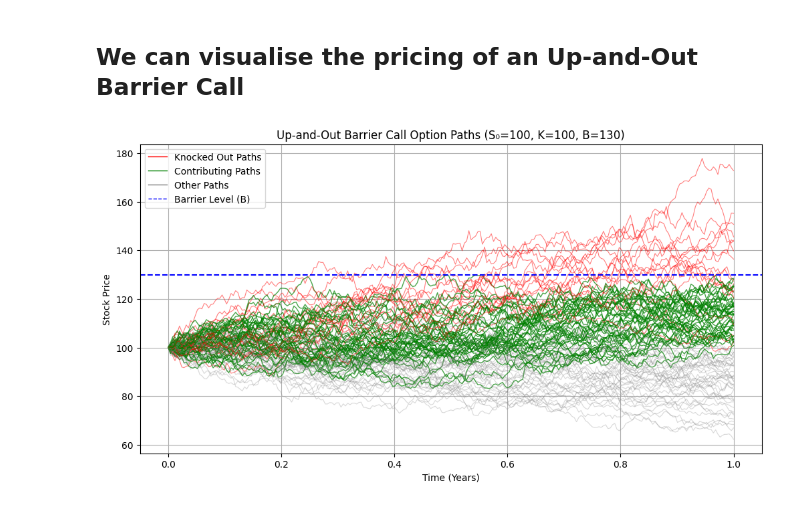
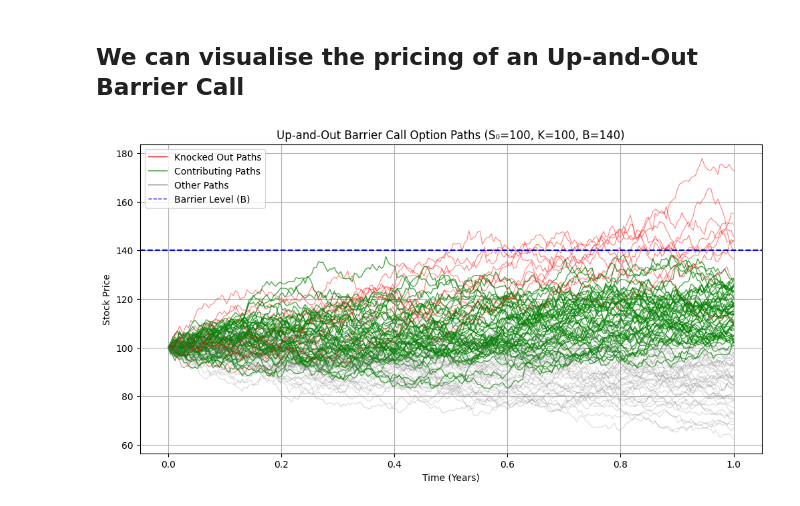
Before and after one commit to lachwhite9/FORK_Demo, a Jupyter notebook: 3_barrier_options.ipynb, the cells around one changed output. Saved outputs shown, nothing was run; the diff lists cells and outputs as text; code cells hidden in the pictures.

Commit message:
line up barriers in visualiation

```diff
--- a/3_barrier_options.ipynb
+++ b/3_barrier_options.ipynb
@@ -164,32 +164,32 @@ def visualize_up_and_out_barrier_call(S0, K, T, r, sigma, B, M=100, N=252, rando
 
     # Plot the barrier level
     plt.axhline(y=B, color='blue', linestyle='--', linewidth=1.5, label='Barrier Level (B)')
 
     # Create a custom legend
     legend_elements = [
         Line2D([0], [0], color='red', lw=1, label='Knocked Out Paths'),
         Line2D([0], [0], color='green', lw=1, label='Contributing Paths'),
         Line2D([0], [0], color='grey', lw=1, label='Other Paths'),
         Line2D([0], [0], color='blue', lw=1, linestyle='--', label='Barrier Level (B)')
     ]
     plt.legend(handles=legend_elements, loc="upper left")
 
     # Add labels and legend
     plt.title(f"Up-and-Out Barrier Call Option Paths (S₀={S0}, K={K}, B={B})")
     plt.xlabel("Time (Years)")
     plt.ylabel("Stock Price")
     plt.grid(True)
     plt.show()
 
 # Example usage
 S0 = 100    # Initial stock price
 K = 100     # Strike price
 T = 1       # Time to maturity (in years)
 r = 0.05    # Risk-free rate
 sigma = 0.2 # Volatility
-B = 130     # Barrier level
+B = 140     # Barrier level
 M = 100     # Number of Monte Carlo simulations
 
 visualize_up_and_out_barrier_call(S0, K, T, r, sigma, B, M, random_seed=42)
 # %% [output]
-[figure, old version]
+[figure, new version]
```
